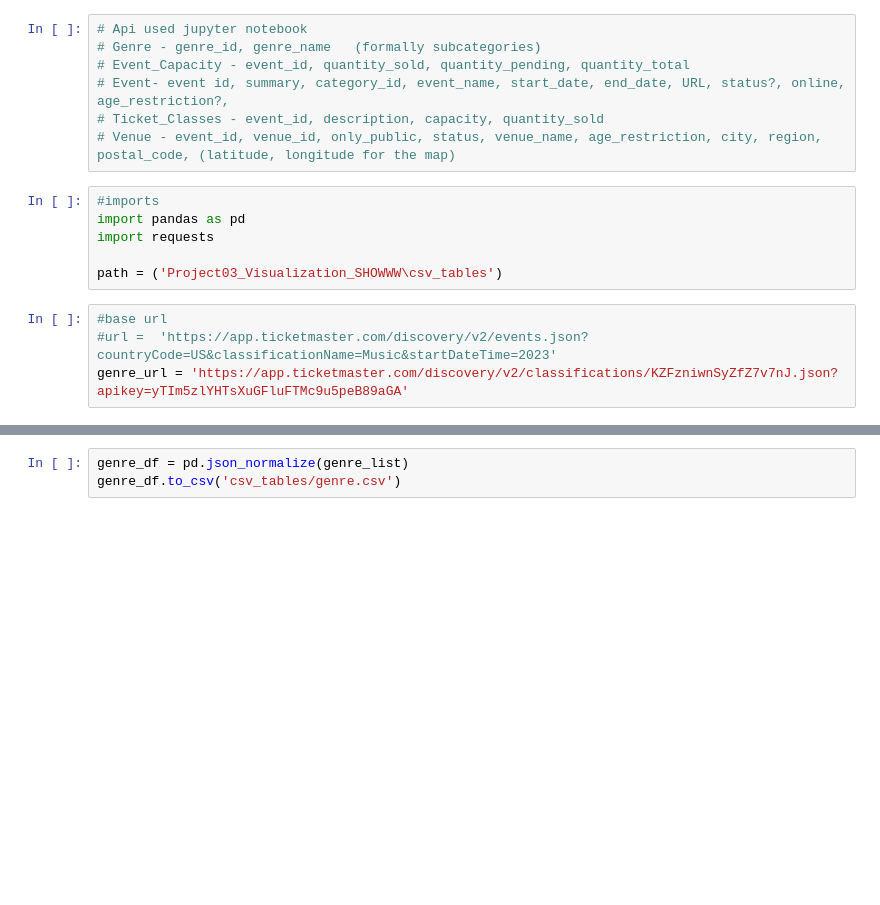
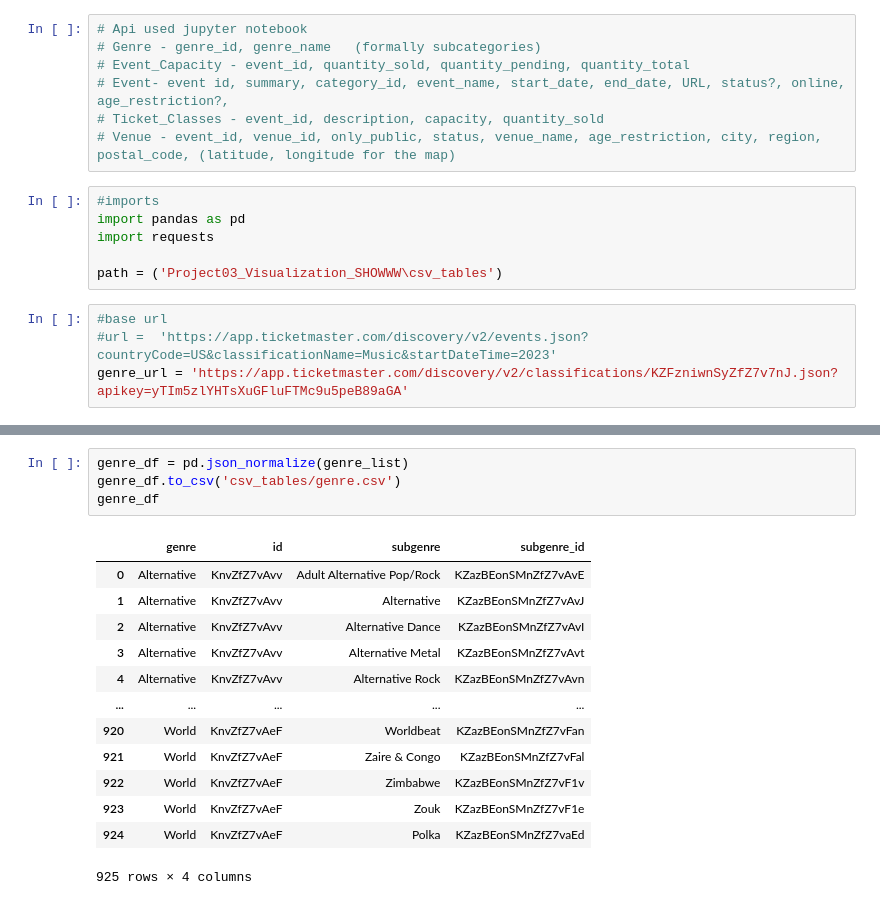
Before and after one commit to chanellelgonzalez/Project03_Visualization_SHOWWW, a Jupyter notebook: ticket_dev_api_import.ipynb, the cells around one changed output, grey strips where cells are left out. Cells and saved outputs as stored; diff of their text form; blank space fills up the shorter version.

Commit message:
finished tables

```diff
--- a/ticket_dev_api_import.ipynb
+++ b/ticket_dev_api_import.ipynb
@@ -46,4 +64,19 @@ genre_list
 # %%
 genre_df = pd.json_normalize(genre_list)
 genre_df.to_csv('csv_tables/genre.csv')
+genre_df
+# %% [output]
+|  | genre | id | subgenre | subgenre_id |
+| 0 | Alternative | KnvZfZ7vAvv | Adult Alternative Pop/Rock | KZazBEonSMnZfZ7vAvE |
+| 1 | Alternative | KnvZfZ7vAvv | Alternative | KZazBEonSMnZfZ7vAvJ |
+| 2 | Alternative | KnvZfZ7vAvv | Alternative Dance | KZazBEonSMnZfZ7vAvI |
+| 3 | Alternative | KnvZfZ7vAvv | Alternative Metal | KZazBEonSMnZfZ7vAvt |
+| 4 | Alternative | KnvZfZ7vAvv | Alternative Rock | KZazBEonSMnZfZ7vAvn |
+| ... | ... | ... | ... | ... |
+| 920 | World | KnvZfZ7vAeF | Worldbeat | KZazBEonSMnZfZ7vFan |
+| 921 | World | KnvZfZ7vAeF | Zaire & Congo | KZazBEonSMnZfZ7vFal |
+| 922 | World | KnvZfZ7vAeF | Zimbabwe | KZazBEonSMnZfZ7vF1v |
+| 923 | World | KnvZfZ7vAeF | Zouk | KZazBEonSMnZfZ7vF1e |
+| 924 | World | KnvZfZ7vAeF | Polka | KZazBEonSMnZfZ7vaEd |
+925 rows × 4 columns
 # %%
```
Also changed, not shown: parts of 5 cells of this notebook, 3 other files.
